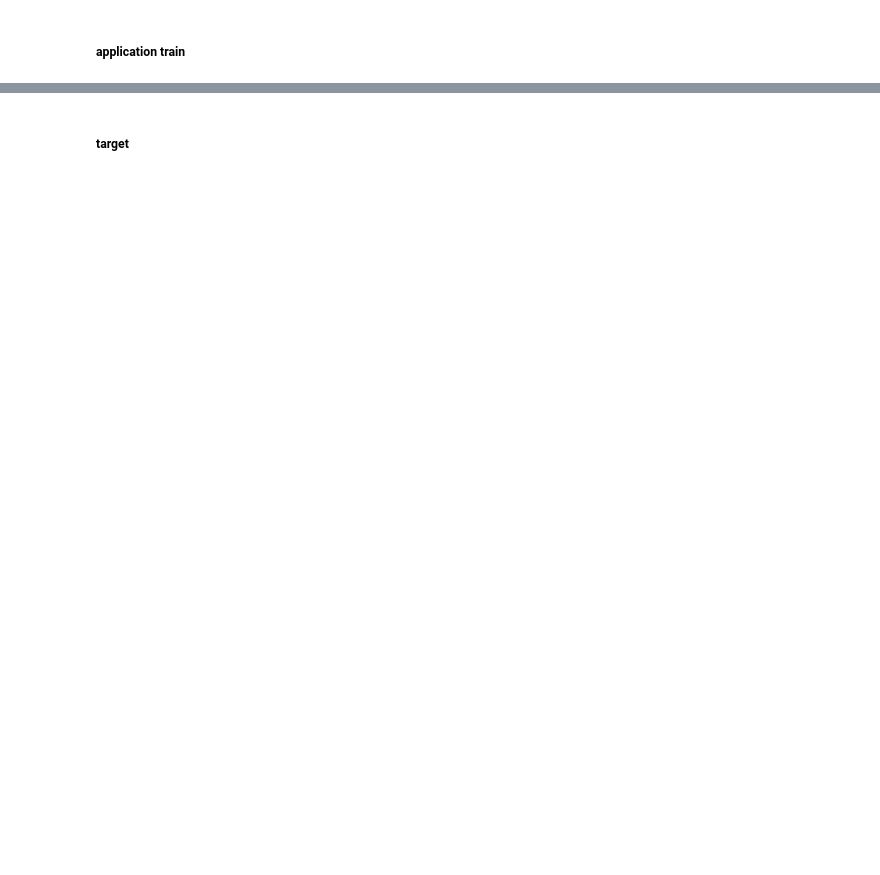
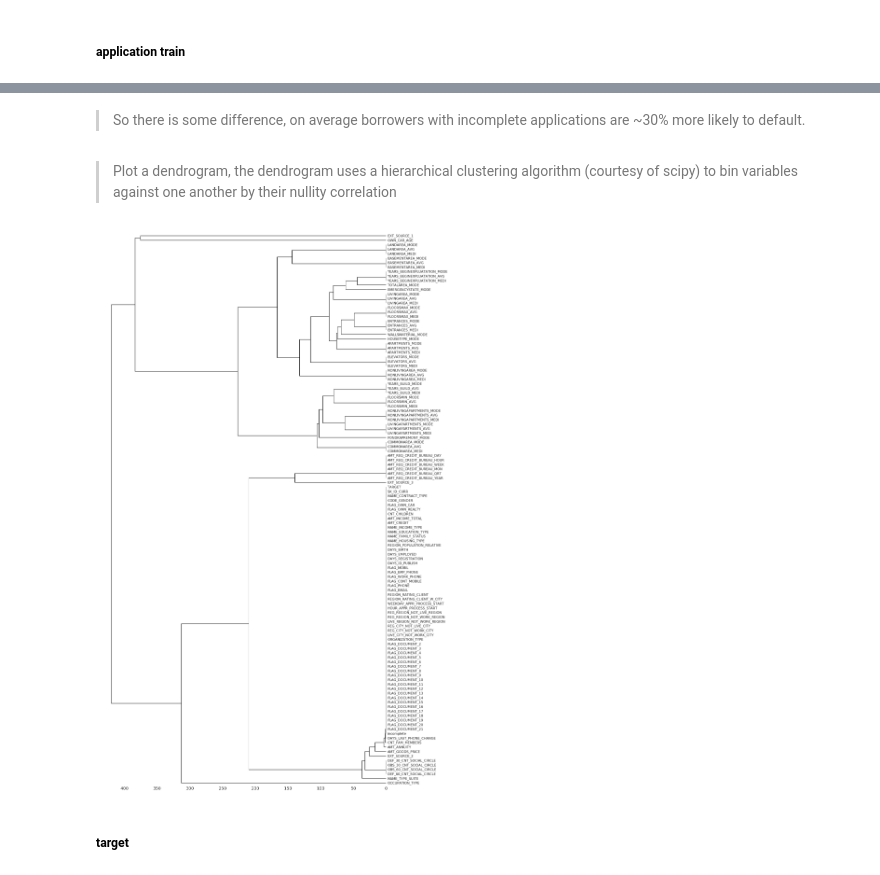
Before and after one commit to borahntarridec/Home-Credit-Default-Risk, a Jupyter notebook: exploring_data.ipynb, the cells around one changed output, grey strips where cells are left out. Saved outputs shown, nothing was run; the diff lists cells and outputs as text; code cells hidden in the pictures; blank space fills up the shorter version.

```diff
--- a/exploring_data.ipynb
+++ b/exploring_data.ipynb
@@ -171,3 +206,11 @@ sns.heatmap(pcb.isnull(), cbar=False);
+# %% [markdown]
+> So there is some difference, on average borrowers with incomplete applications are ~30% more likely to default.
+# %% [markdown]
+> Plot a dendrogram, the dendrogram uses a hierarchical clustering algorithm (courtesy of scipy) to bin variables against one another by their nullity correlation
+# %%
+msno.dendrogram(app_train);
+# %% [output]
+[figure, added]
 # %%
 sns.set(rc={'figure.figsize':(6,4)})
 # %% [markdown]
```
Also changed, not shown: parts of 28 cells of this notebook.
